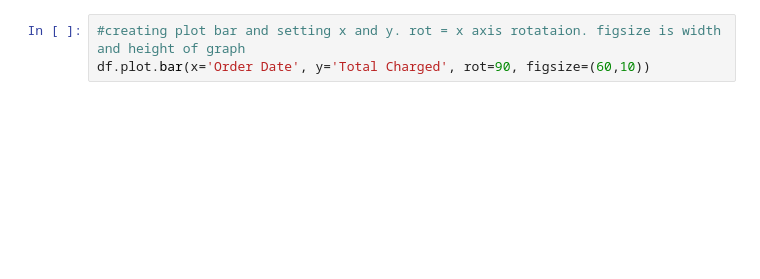
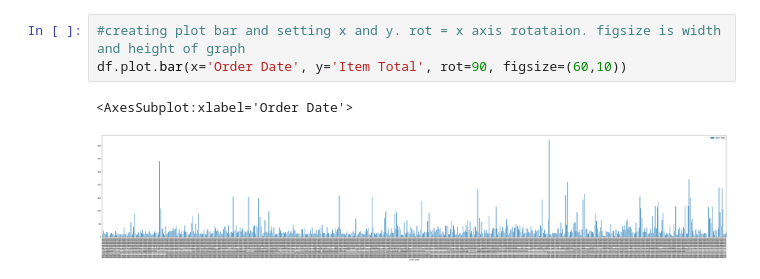
Before and after one commit to KYU102/PythonExcel, a Jupyter notebook: amazonOrders/amazonOrders.ipynb, the cells around one changed output. Cells and saved outputs as stored; diff of their text form; blank space fills up the shorter version.

```diff
--- a/amazonOrders/amazonOrders.ipynb
+++ b/amazonOrders/amazonOrders.ipynb
@@ -26,5 +64,8 @@ df.head()
 # %%
 #creating plot bar and setting x and y. rot = x axis rotataion. figsize is width and height of graph
-df.plot.bar(x='Order Date', y='Total Charged', rot=90, figsize=(60,10))
+df.plot.bar(x='Order Date', y='Item Total', rot=90, figsize=(60,10))
+# %% [output]
+<AxesSubplot:xlabel='Order Date'>
+[figure, added]
 # %%
 #create a new variable dailt orders and group same date orders togetther can calculate the sum of money spent
```
Also changed, not shown: parts of 10 cells of this notebook, 1 other file.
